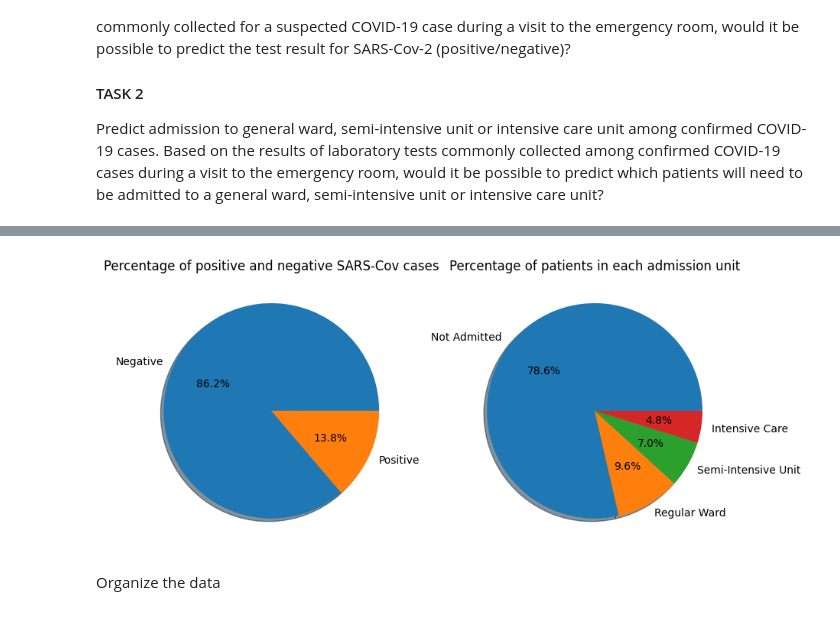
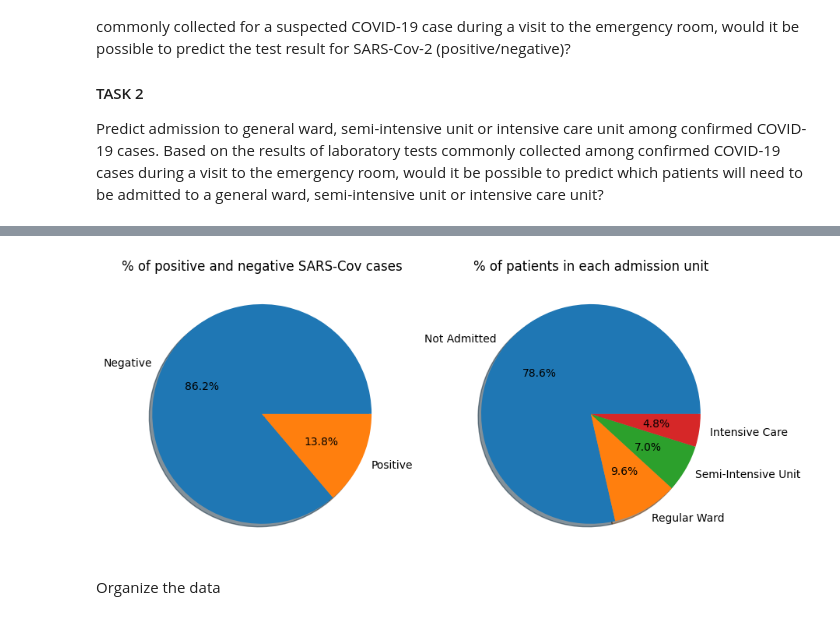
Before and after one commit to fsbertoglio/Machine-Learning-Labs, a Jupyter notebook: T1/covid_analysis.ipynb, the cells around one changed output, grey strips where cells are left out. Saved outputs shown, nothing was run; the diff lists cells and outputs as text; code cells hidden in the pictures.

```diff
--- a/T1/covid_analysis.ipynb
+++ b/T1/covid_analysis.ipynb
@@ -94,19 +101,15 @@ The data have the following format:
 # %%
 fig, axes = plt.subplots(nrows=1, ncols=2, figsize=(10, 5))
-
 labels = ['Negative', 'Positive']
 sizes = [data['SARS-Cov-2 exam result'].value_counts()[0], data['SARS-Cov-2 exam result'].value_counts()[1]]
 axes[0].pie(sizes, labels=labels, autopct='%1.1f%%', shadow=True)
-axes[0].set_title('Percentage of positive and negative SARS-Cov cases')
-
+axes[0].set_title('% of positive and negative SARS-Cov cases')
 labels = ['Not Admitted', 'Regular Ward', 'Semi-Intensive Unit', 'Intensive Care']
 sizes = [data['Patient admition'].value_counts()[0], data['Patient admition'].value_counts()[1], data['Patient admition'].value_counts()[2], data['Patient admition'].value_counts()[3]]
 axes[1].pie(sizes, labels=labels, autopct='%1.1f%%', shadow=True)
-axes[1].set_title('Percentage of patients in each admission unit')
-
-
+axes[1].set_title('% of patients in each admission unit')
 plt.show()
 # %% [output]
-[figure, old version]
+[figure, new version]
 # %% [markdown]
 Organize the data
```
Also changed, not shown: parts of 5 cells of this notebook, 5 other files.
